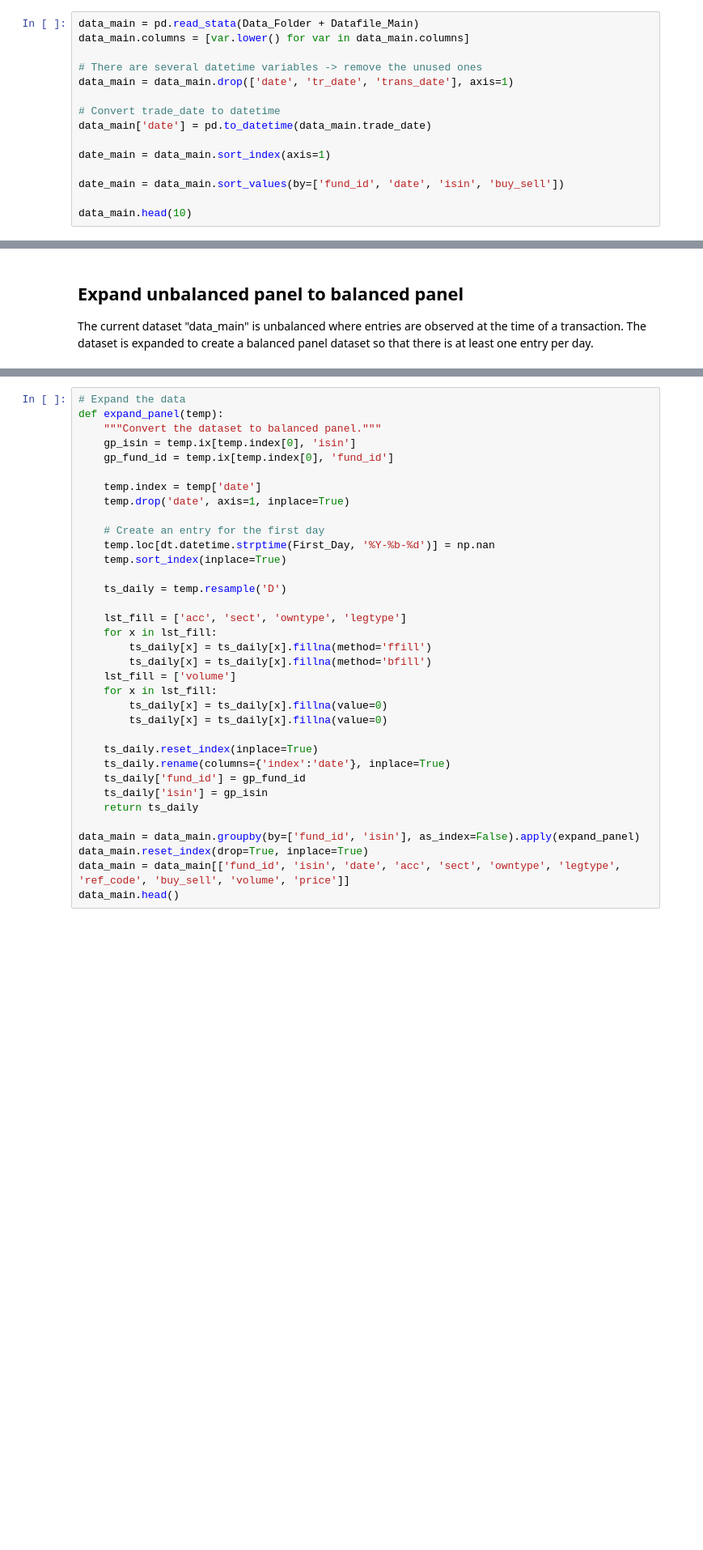
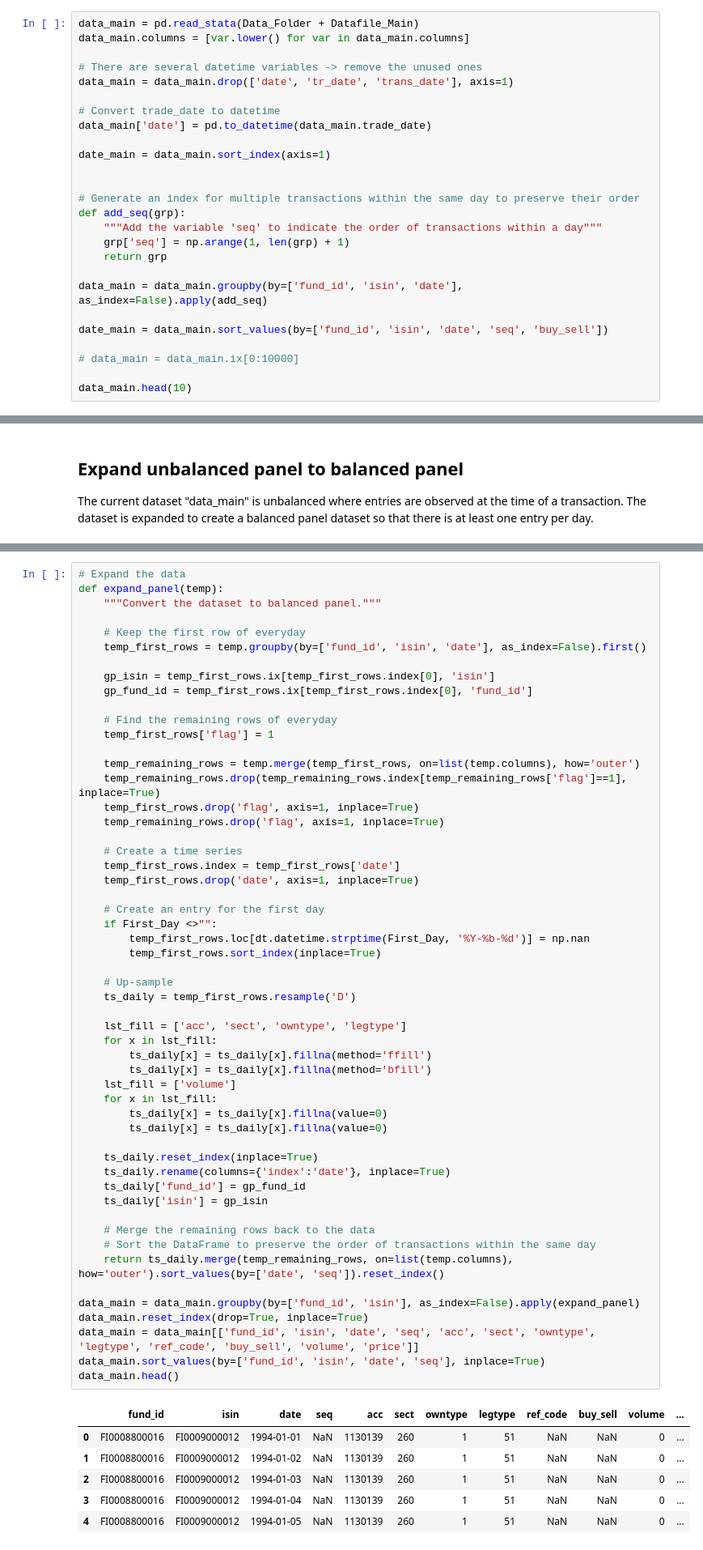
Before and after one commit to xxPeterxx/MutualFund, a Jupyter notebook: Analysis.ipynb, the cells around one changed output, grey strips where cells are left out. Shown at 81% size. Drawn from its saved outputs; the diff is of its cells as text; blank space fills up the shorter version.

```diff
--- a/Analysis.ipynb
+++ b/Analysis.ipynb
@@ -195,7 +197,18 @@ data_main['date'] = pd.to_datetime(data_main.trade_date)
 
 date_main = data_main.sort_index(axis=1)
 
-date_main = data_main.sort_values(by=['fund_id', 'date', 'isin', 'buy_sell'])
+
+# Generate an index for multiple transactions within the same day to preserve their order
+def add_seq(grp):
+    """Add the variable 'seq' to indicate the order of transactions within a day"""
+    grp['seq'] = np.arange(1, len(grp) + 1)
+    return grp
+
+data_main = data_main.groupby(by=['fund_id', 'isin', 'date'], as_index=False).apply(add_seq)
+
+date_main = data_main.sort_values(by=['fund_id', 'isin', 'date', 'seq', 'buy_sell'])
+
+# data_main = data_main.ix[0:10000]
 
 data_main.head(10)
 # %% [output]
@@ -912,38 +960,64 @@ if np.sum(data_main.isnull().sum())>0:
 # %%
 # Expand the data
 def expand_panel(temp):
     """Convert the dataset to balanced panel."""
-    gp_isin = temp.ix[temp.index[0], 'isin']
-    gp_fund_id = temp.ix[temp.index[0], 'fund_id']
 
-    temp.index = temp['date']
-    temp.drop('date', axis=1, inplace=True)
+    # Keep the first row of everyday
+    temp_first_rows = temp.groupby(by=['fund_id', 'isin', 'date'], as_index=False).first()
+
+    gp_isin = temp_first_rows.ix[temp_first_rows.index[0], 'isin']
+    gp_fund_id = temp_first_rows.ix[temp_first_rows.index[0], 'fund_id']
+
+    # Find the remaining rows of everyday
+    temp_first_rows['flag'] = 1
+
+    temp_remaining_rows = temp.merge(temp_first_rows, on=list(temp.columns), how='outer')
+    temp_remaining_rows.drop(temp_remaining_rows.index[temp_remaining_rows['flag']==1], inplace=True)
+    temp_first_rows.drop('flag', axis=1, inplace=True)
+    temp_remaining_rows.drop('flag', axis=1, inplace=True)
+
+    # Create a time series
+    temp_first_rows.index = temp_first_rows['date']
+    temp_first_rows.drop('date', axis=1, inplace=True)
 
     # Create an entry for the first day
-    temp.loc[dt.datetime.strptime(First_Day, '%Y-%b-%d')] = np.nan
-    temp.sort_index(inplace=True)
+    if First_Day <>"":
+        temp_first_rows.loc[dt.datetime.strptime(First_Day, '%Y-%b-%d')] = np.nan
+        temp_first_rows.sort_index(inplace=True)
 
-    ts_daily = temp.resample('D')
+    # Up-sample
+    ts_daily = temp_first_rows.resample('D')
 
     lst_fill = ['acc', 'sect', 'owntype', 'legtype']
     for x in lst_fill:
         ts_daily[x] = ts_daily[x].fillna(method='ffill')
         ts_daily[x] = ts_daily[x].fillna(method='bfill')
     lst_fill = ['volume']
     for x in lst_fill:
         ts_daily[x] = ts_daily[x].fillna(value=0)
         ts_daily[x] = ts_daily[x].fillna(value=0)
 
     ts_daily.reset_index(inplace=True)
     ts_daily.rename(columns={'index':'date'}, inplace=True)
     ts_daily['fund_id'] = gp_fund_id
     ts_daily['isin'] = gp_isin
-    return ts_daily
+
+    # Merge the remaining rows back to the data
+    # Sort the DataFrame to preserve the order of transactions within the same day
+    return ts_daily.merge(temp_remaining_rows, on=list(temp.columns), how='outer').sort_values(by=['date', 'seq']).reset_index()
 
 data_main = data_main.groupby(by=['fund_id', 'isin'], as_index=False).apply(expand_panel)
 data_main.reset_index(drop=True, inplace=True)
-data_main = data_main[['fund_id', 'isin', 'date', 'acc', 'sect', 'owntype', 'legtype', 'ref_code', 'buy_sell', 'volume', 'price']]
+data_main = data_main[['fund_id', 'isin', 'date', 'seq', 'acc', 'sect', 'owntype', 'legtype', 'ref_code', 'buy_sell', 'volume', 'price']]
+data_main.sort_values(by=['fund_id', 'isin', 'date', 'seq'], inplace=True)
 data_main.head()
+# %% [output]
+|  | fund_id | isin | date | seq | acc | sect | owntype | legtype | ref_code | buy_sell | volume | ... |
+| 0 | FI0008800016 | FI0009000012 | 1994-01-01 | NaN | 1130139 | 260 | 1 | 51 | NaN | NaN | 0 | ... |
+| 1 | FI0008800016 | FI0009000012 | 1994-01-02 | NaN | 1130139 | 260 | 1 | 51 | NaN | NaN | 0 | ... |
+| 2 | FI0008800016 | FI0009000012 | 1994-01-03 | NaN | 1130139 | 260 | 1 | 51 | NaN | NaN | 0 | ... |
+| 3 | FI0008800016 | FI0009000012 | 1994-01-04 | NaN | 1130139 | 260 | 1 | 51 | NaN | NaN | 0 | ... |
+| 4 | FI0008800016 | FI0009000012 | 1994-01-05 | NaN | 1130139 | 260 | 1 | 51 | NaN | NaN | 0 | ... |
 # %% [markdown]
 ## Calculate the initial holdings for each fund
 # %% [markdown]
```
Also changed, not shown: parts of 14 cells of this notebook, 1 other file.
